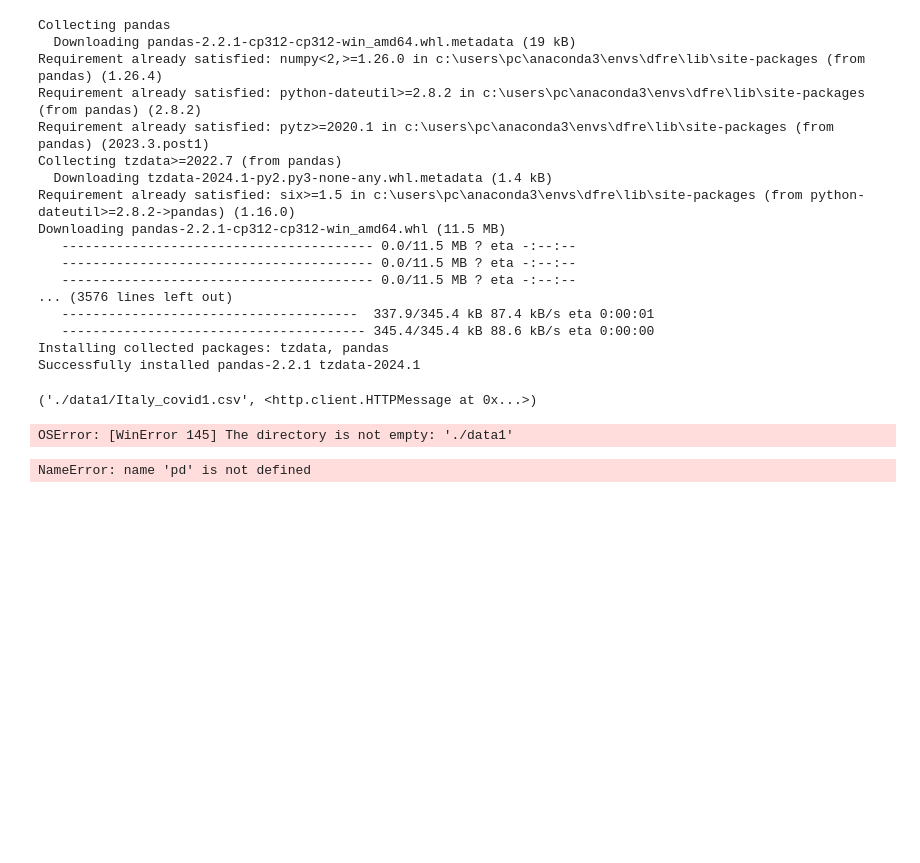
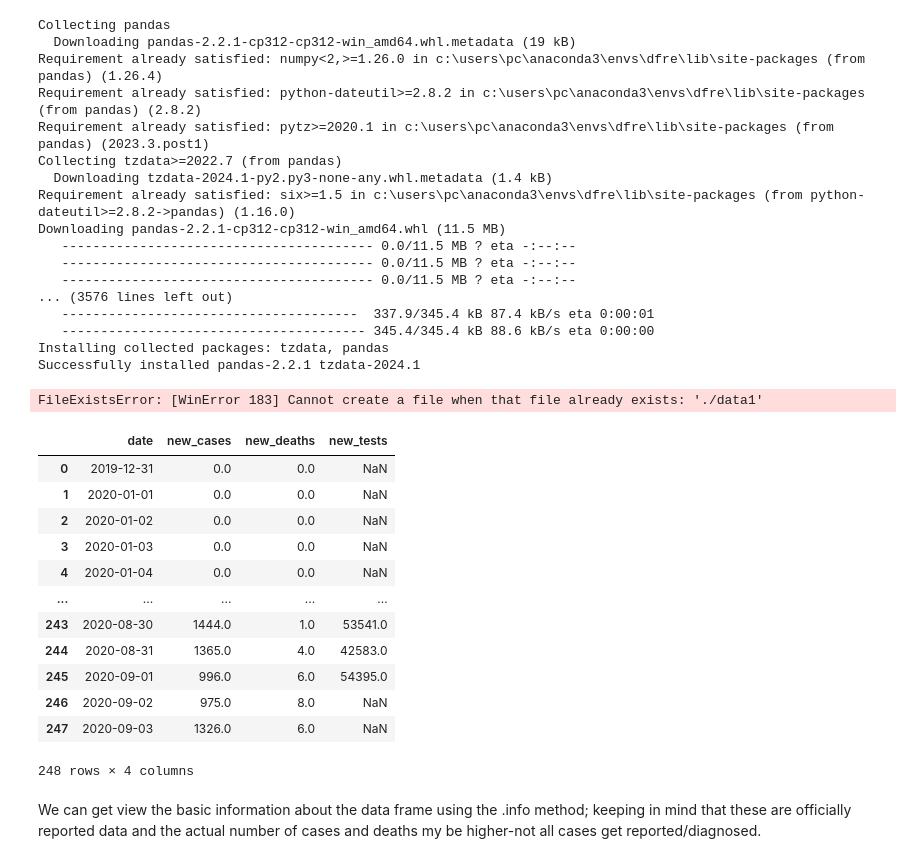
Before and after one commit to Otifredrick/Data-Science-Training-, a Jupyter notebook: pandas_training/analyzing tabular data.ipynb, the cells around one changed output. Cells and saved outputs as stored; diff of their text form; code cells hidden in the pictures; blank space fills up the shorter version.

```diff
--- a/pandas_training/analyzing tabular data.ipynb
+++ b/pandas_training/analyzing tabular data.ipynb
@@ -23,17 +23,29 @@ Successfully installed pandas-2.2.1 tzdata-2024.1
 import urllib.request
 import pandas as pd
 import os
-os.makedirs("./data1", exist_ok=True)
+
 url="https://raw.githubusercontent.com/nlihin/data-analytics/main/datasets/italy-covid-daywise.csv"
-urllib.request.urlretrieve(url,"./data1/Italy_covid1.csv")
+os.makedirs("./data1")
+urllib.request.urlretrieve(url, "./data1/italy_covid.csv")
 # %% [output]
-('./data1/Italy_covid1.csv', <http.client.HTTPMessage at 0x...>)
+FileExistsError: [WinError 183] Cannot create a file when that file already exists: './data1'
-# %%
-os.removedirs("./data1")
-# %% [output]
-OSError: [WinError 145] The directory is not empty: './data1'
-# %%
-file_content=pd.read()
-file_content
-# %% [output]
-NameError: name 'pd' is not defined
+# %%
+italy_covid_data=pd.read_csv("./data1/italy_covid.csv")
+# %%
+italy_covid_data
+# %% [output]
+|  | date | new_cases | new_deaths | new_tests |
+| 0 | 2019-12-31 | 0.0 | 0.0 | NaN |
+| 1 | 2020-01-01 | 0.0 | 0.0 | NaN |
+| 2 | 2020-01-02 | 0.0 | 0.0 | NaN |
+| 3 | 2020-01-03 | 0.0 | 0.0 | NaN |
+| 4 | 2020-01-04 | 0.0 | 0.0 | NaN |
+| ... | ... | ... | ... | ... |
+| 243 | 2020-08-30 | 1444.0 | 1.0 | 53541.0 |
+| 244 | 2020-08-31 | 1365.0 | 4.0 | 42583.0 |
+| 245 | 2020-09-01 | 996.0 | 6.0 | 54395.0 |
+| 246 | 2020-09-02 | 975.0 | 8.0 | NaN |
+| 247 | 2020-09-03 | 1326.0 | 6.0 | NaN |
+248 rows × 4 columns
+# %% [markdown]
+We can get view the basic information about the data frame using the .info method; keeping in mind that these are officially reported data and the actual number of cases and deaths my be higher-not all cases get reported/diagnosed.
```
Also changed, not shown: parts of 5 cells of this notebook, 1 other file.
